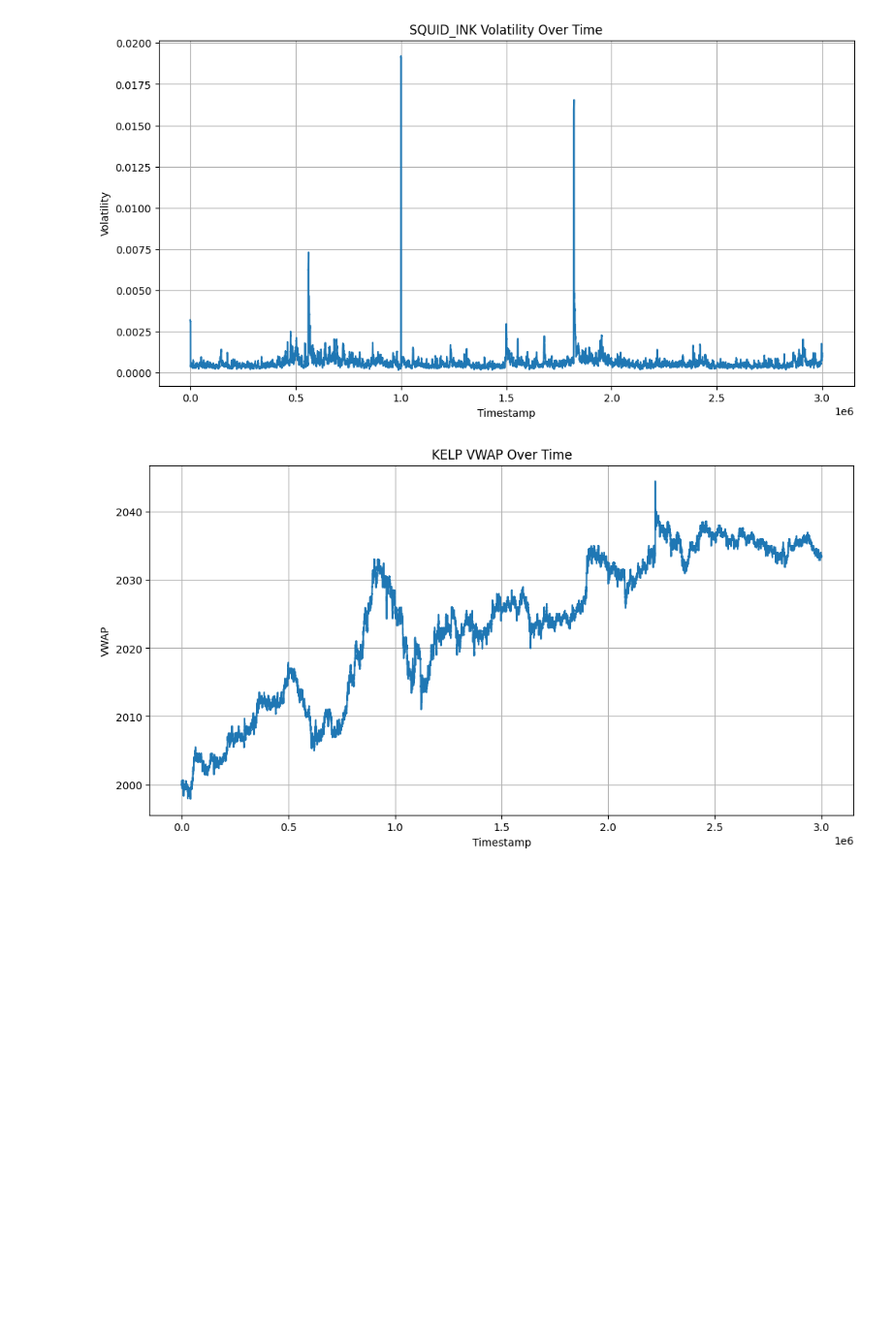
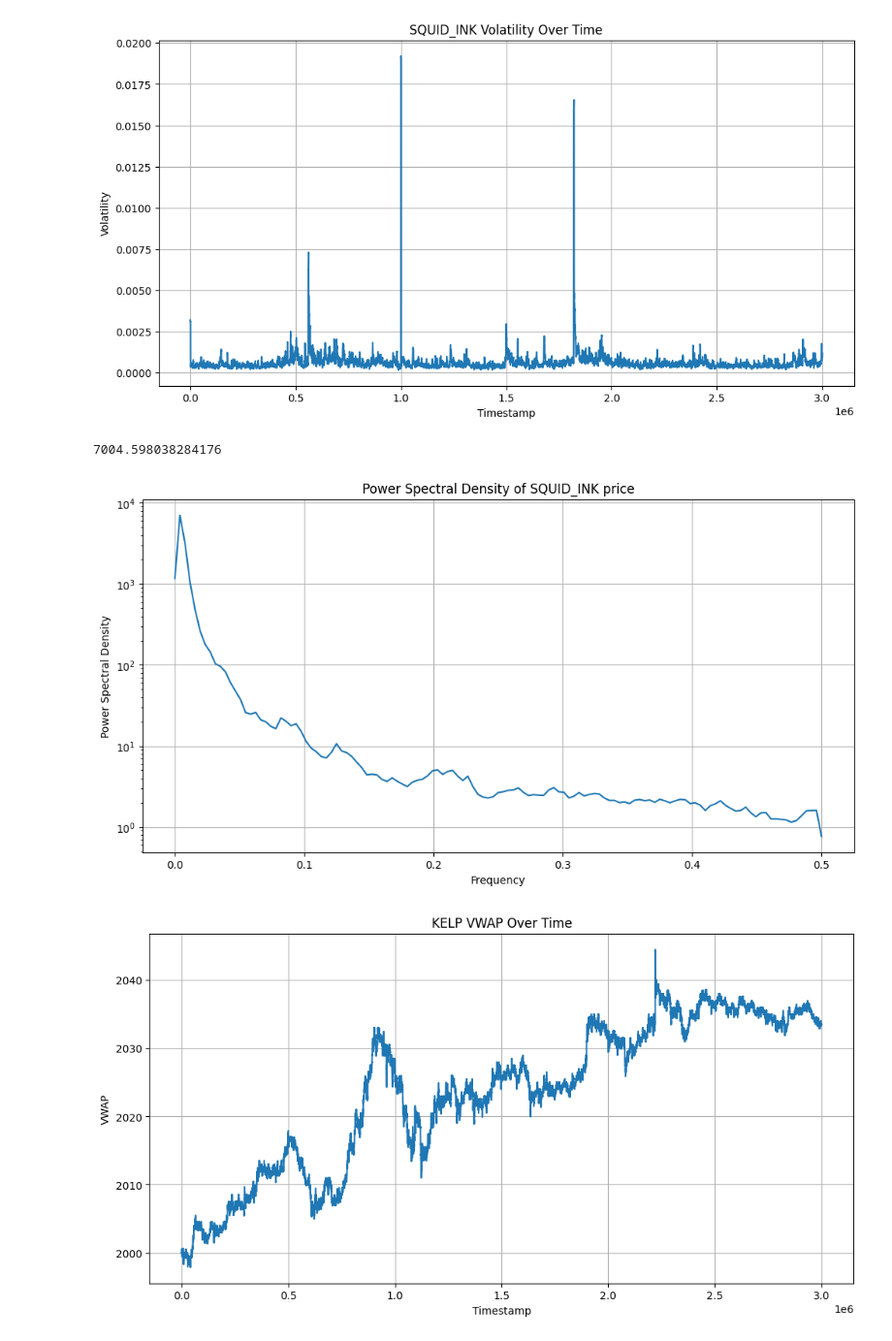
Before and after one commit to shank959/prosperity-imc25, a Jupyter notebook: rounds/round1/eda/round1_eda.ipynb, the cells around one changed output. Shown: that part at 97% size. Saved outputs shown, nothing was run; the diff lists cells and outputs as text; code cells hidden in the pictures; blank space fills up the shorter version.

```diff
--- a/rounds/round1/eda/round1_eda.ipynb
+++ b/rounds/round1/eda/round1_eda.ipynb
@@ -145,6 +145,29 @@ plt.ylabel("Volatility")
 plt.grid(True)
 # %% [output]
 [figure]
+# %%
+import matplotlib.pyplot as plt
+from scipy.signal import welch
+
+# Calculate log returns for squid ink
+squid_ink_log_returns = np.log(squid_ink_df['vwap']).diff().dropna()
+
+# Compute power spectral density using Welch's method
+frequencies, psd = welch(squid_ink_df['vwap'], nperseg=256)
+
+print(max(psd))
+
+# Plot the power spectral density
+plt.figure(figsize=(12, 6))
+plt.semilogy(frequencies, psd)
+plt.title('Power Spectral Density of SQUID_INK price')
+plt.xlabel('Frequency')
+plt.ylabel('Power Spectral Density')
+plt.grid(True)
+plt.show()
+# %% [output]
+7004.598038284176
+[figure, added]
 # %%
 # do the same for kelp
 kelp_df = merged_df[merged_df["product"] == "KELP"].copy()
```
Also changed, not shown: parts of 2 cells of this notebook.
